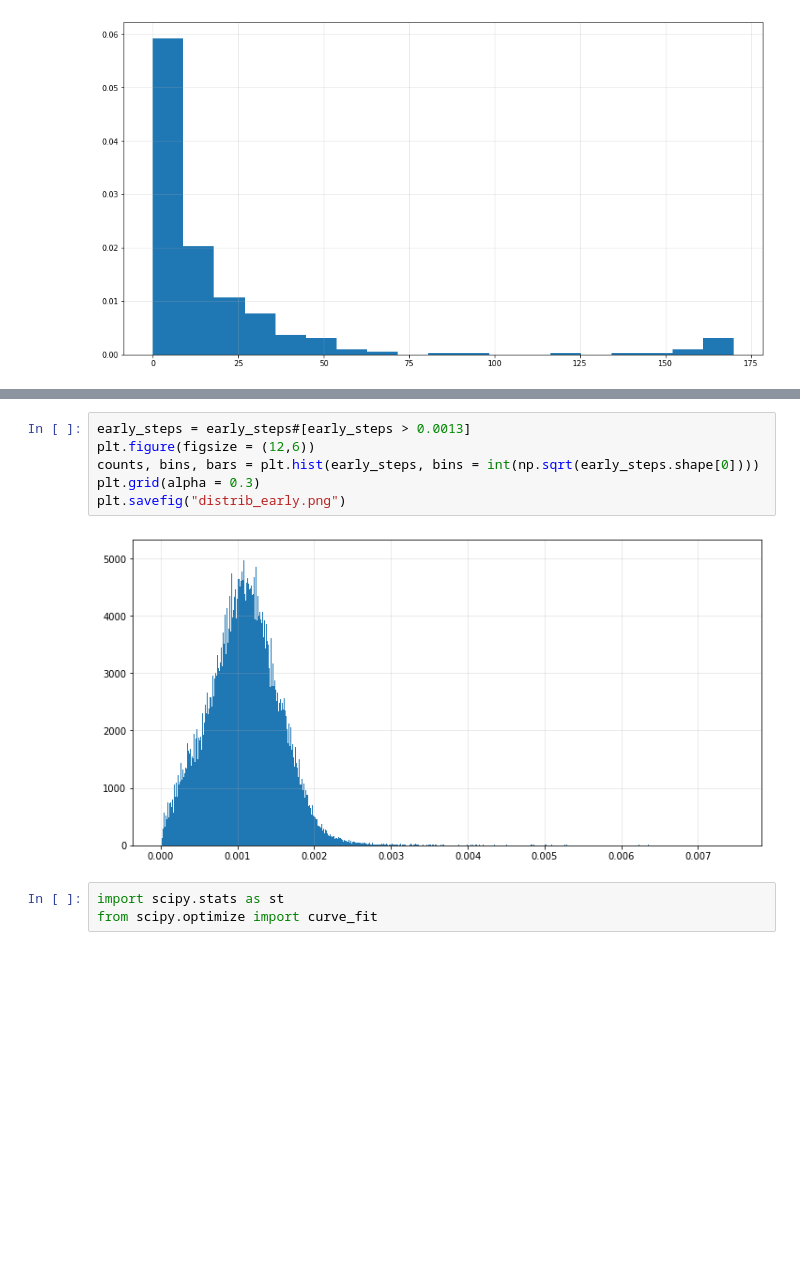
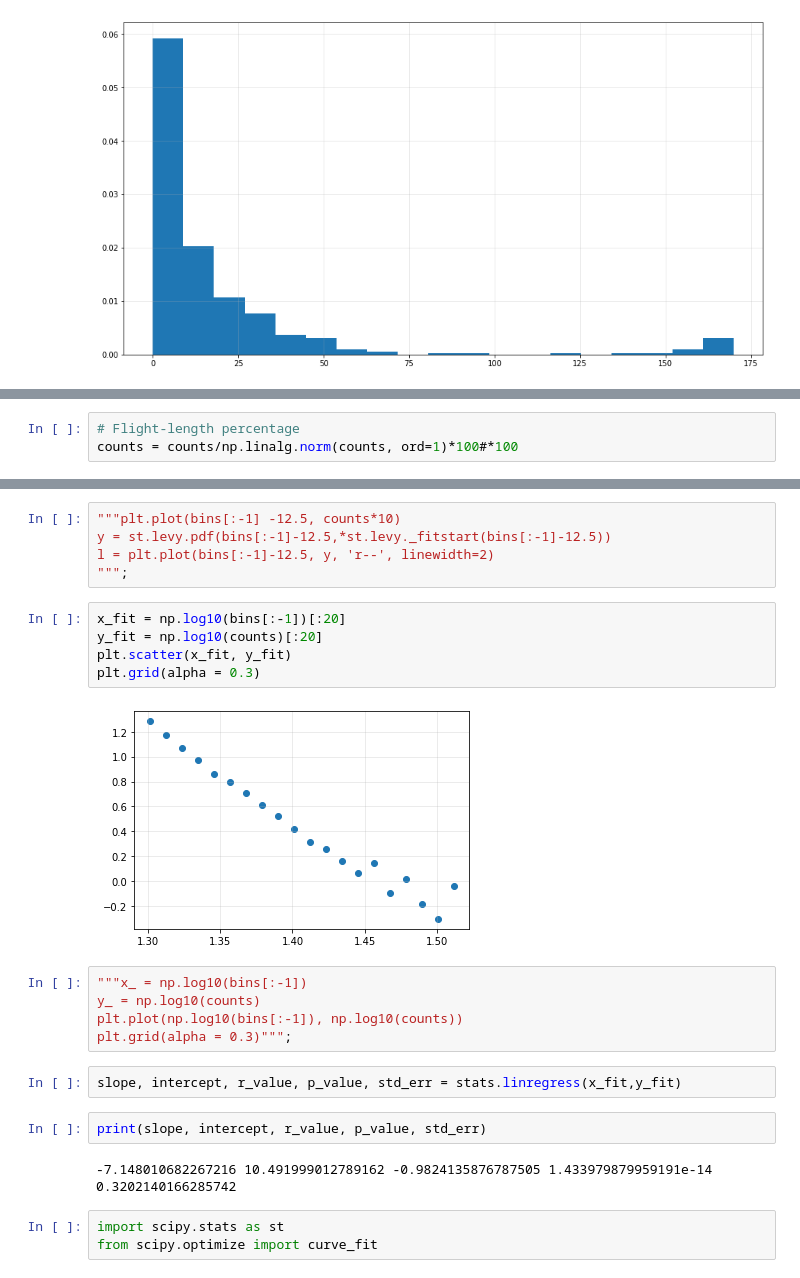
Before and after one commit to sazio/Transients, a Jupyter notebook: Python/Trajectories&Levy.ipynb, the cells around one changed output, grey strips where cells are left out. Drawn from its saved outputs; the diff is of its cells as text; blank space fills up the shorter version.

```diff
--- a/Python/Trajectories&Levy.ipynb
+++ b/Python/Trajectories&Levy.ipynb
@@ -109 +141,4 @@ plt.grid(alpha = 0.5)
+# %%
+# Flight-length percentage
+counts = counts/np.linalg.norm(counts, ord=1)*100#*100
 # %%
@@ -114,11 +149,26 @@ plt.plot(np.log10(counts))
-# %%
-early_steps = early_steps#[early_steps > 0.0013]
-plt.figure(figsize = (12,6))
-counts, bins, bars = plt.hist(early_steps, bins = int(np.sqrt(early_steps.shape[0])))
-plt.grid(alpha = 0.3)
-plt.savefig("distrib_early.png")
-# %% [output]
-[figure, removed]
+# %%
+"""plt.plot(bins[:-1] -12.5, counts*10)
+y = st.levy.pdf(bins[:-1]-12.5,*st.levy._fitstart(bins[:-1]-12.5))
+l = plt.plot(bins[:-1]-12.5, y, 'r--', linewidth=2)
+""";
+# %%
+x_fit = np.log10(bins[:-1])[:20]
+y_fit = np.log10(counts)[:20]
+plt.scatter(x_fit, y_fit)
+plt.grid(alpha = 0.3)
+# %% [output]
+[figure, added]
+# %%
+"""x_ = np.log10(bins[:-1])
+y_ = np.log10(counts)
+plt.plot(np.log10(bins[:-1]), np.log10(counts))
+plt.grid(alpha = 0.3)""";
+# %%
+slope, intercept, r_value, p_value, std_err = stats.linregress(x_fit,y_fit)
+# %%
+print(slope, intercept, r_value, p_value, std_err)
+# %% [output]
+-7.148010682267216 10.491999012789162 -0.9824135876787505 1.433979879959191e-14 0.3202140166285742
 # %%
 import scipy.stats as st
 from scipy.optimize import curve_fit
```
Also changed, not shown: parts of 13 cells of this notebook.
